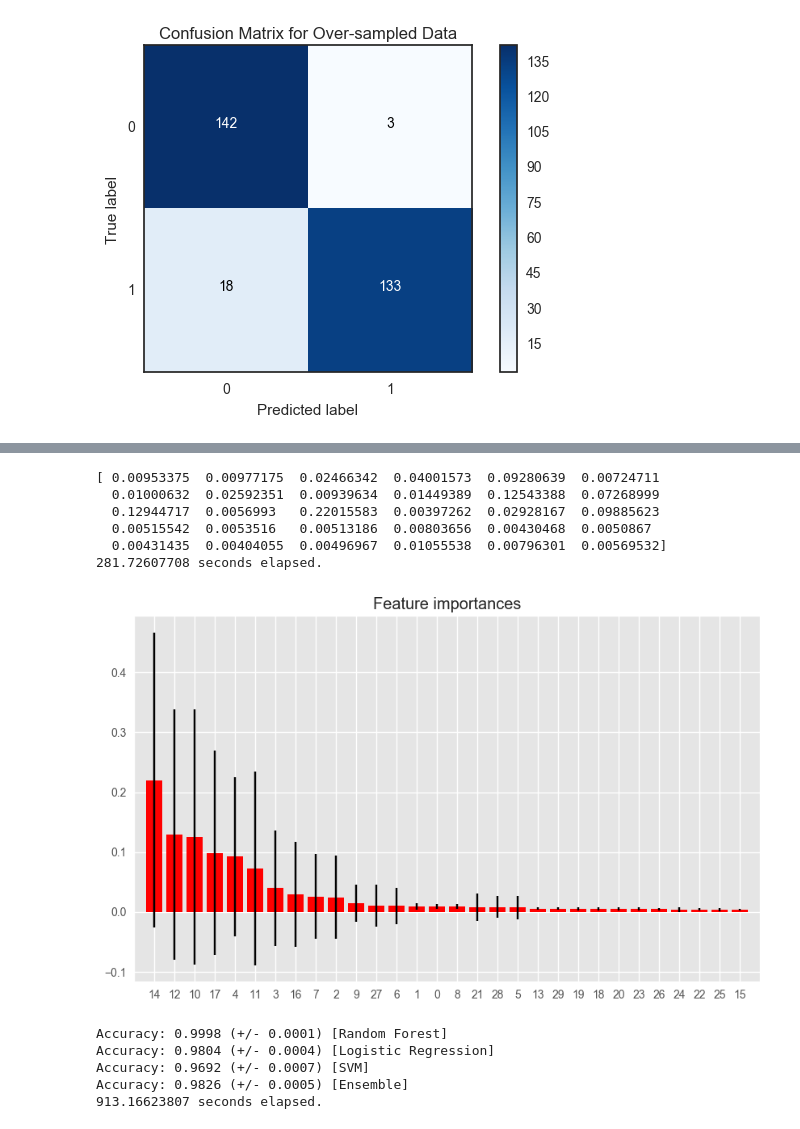
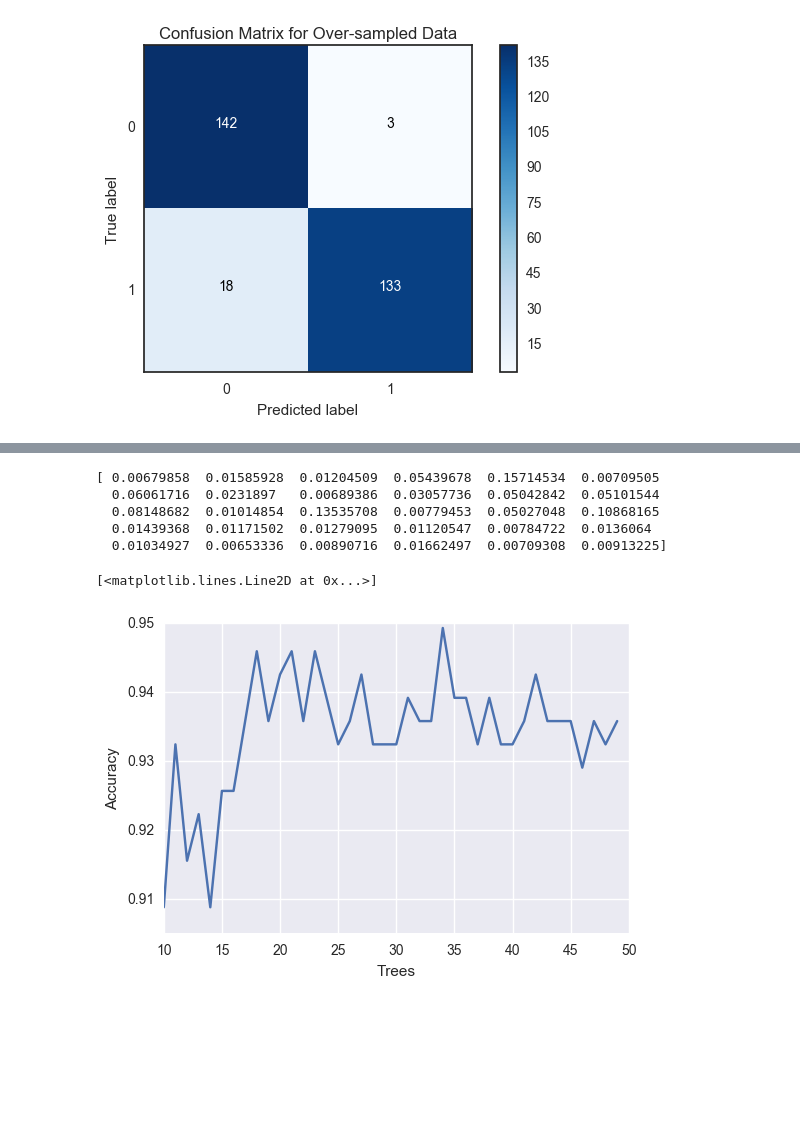
Before and after one commit to guanyu917/Fraud-Detection, a Jupyter notebook: Credit Card Fraud Transaction Detection.ipynb, the cells around one changed output, grey strips where cells are left out. Drawn from its saved outputs; the diff is of its cells as text; code cells hidden in the pictures; blank space fills up the shorter version.

```diff
--- a/Credit Card Fraud Transaction Detection.ipynb
+++ b/Credit Card Fraud Transaction Detection.ipynb
@@ -430,56 +378,29 @@ accuracy_score(y_untest.ravel(), best_rf_un.predict(X_untest))
 # %%
-# predictions = best_rf_un.predict(X_untest)
-# accuracy_score(y_untest.ravel(), predictions)
+# fit an Extra Trees model to the data
+model = ExtraTreesClassifier()
+model.fit(X_untrain,y_untrain)
 
-start_time = time()
-
-# fit an Extra Trees model to the data
-model = RandomForestClassifier(n_estimators = 1000,
-                               criterion = "entropy", class_weight = None, max_features = "auto")
-model.fit(X_smtrain,y_smtrain)
-
-print(model.feature_importances_)
-print "{} seconds elapsed.".format(time()-start_time)
+print model.feature_importances_
 # %% [output]
-[ 0.00953375  0.00977175  0.02466342  0.04001573  0.09280639  0.00724711
-  0.01000632  0.02592351  0.00939634  0.01449389  0.12543388  0.07268999
-  0.12944717  0.0056993   0.22015583  0.00397262  0.02928167  0.09885623
-  0.00515542  0.0053516   0.00513186  0.00803656  0.00430468  0.0050867
-  0.00431435  0.00404055  0.00496967  0.01055538  0.00796301  0.00569532]
-281.72607708 seconds elapsed.
+[ 0.00679858  0.01585928  0.01204509  0.05439678  0.15714534  0.00709505
+  0.06061716  0.0231897   0.00689386  0.03057736  0.05042842  0.05101544
+  0.08148682  0.01014854  0.13535708  0.00779453  0.05027048  0.10868165
+  0.01439368  0.01171502  0.01279095  0.01120547  0.00784722  0.0136064
+  0.01034927  0.00653336  0.00890716  0.01662497  0.00709308  0.00913225]
-# %%
-importances = model.feature_importances_
-indices = np.argsort(importances)[::-1]
-std = np.std([tree.feature_importances_ for tree in model.estimators_],
-             axis = 0)
-
-# Plot the feature importances of the forest
-plt.style.use("ggplot")
-plt.figure(figsize = (10, 6), dpi = 100)
-plt.title("Feature importances")
-plt.bar(range(data[feature_name].as_matrix().shape[1]), importances[indices],
-       color = "r", yerr = std[indices], align = "center")
-plt.xticks(range(data[feature_name].as_matrix().shape[1]), indices)
-plt.xlim([-1, data[feature_name].as_matrix().shape[1]])
-plt.show()
-# %% [output]
-[figure, removed]
-# %%
-start_time = time()
-rf_clf = RandomForestClassifier(n_estimators = 35,
-                                criterion = "entropy", class_weight = None, max_features = "auto")
-lr_clf = LogisticRegression(penalty = "l1", C = 10, fit_intercept = True)
-svm_clf = LinearSVC(C = 0.1, dual = False)
-eclf = VotingClassifier(estimators = [('rf', rf_clf), ('lr', lr_clf), ('svc', svm_clf)], voting = 'hard')
-
-for clf, label in zip([rf_clf, lr_clf, svm_clf, eclf], ["Random Forest", "Logistic Regression", "SVM", 'Ensemble']):
-    scores = cross_val_score(clf, X_smtrain, y_smtrain, cv=5, scoring='accuracy')
-    print("Accuracy: %0.4f (+/- %0.4f) [%s]" % (scores.mean(), scores.std(), label))
-
-print "{} seconds elapsed.".format(time()-start_time)
-# %% [output]
-Accuracy: 0.9998 (+/- 0.0001) [Random Forest]
-Accuracy: 0.9804 (+/- 0.0004) [Logistic Regression]
-Accuracy: 0.9692 (+/- 0.0007) [SVM]
-Accuracy: 0.9826 (+/- 0.0005) [Ensemble]
-913.16623807 seconds elapsed.
+# %%
+trees=range(10, 100)
+accuracy=np.zeros(90)
+
+for idx in range(len(trees)):
+    classifier = RandomForestClassifier(n_estimators=idx + 1)
+    classifier=classifier.fit(X_untrain,y_untrain)
+    predictions=classifier.predict(X_untest)
+    accuracy[idx]=accuracy_score(y_untest, predictions)
+# %%
+plt.cla()
+plt.xlabel('Trees')
+plt.ylabel('Accuracy')
+plt.plot(trees, accuracy)
+# %% [output]
+[<matplotlib.lines.Line2D at 0x...>]
+[figure, added]
```
Also changed, not shown: parts of 16 cells of this notebook.
